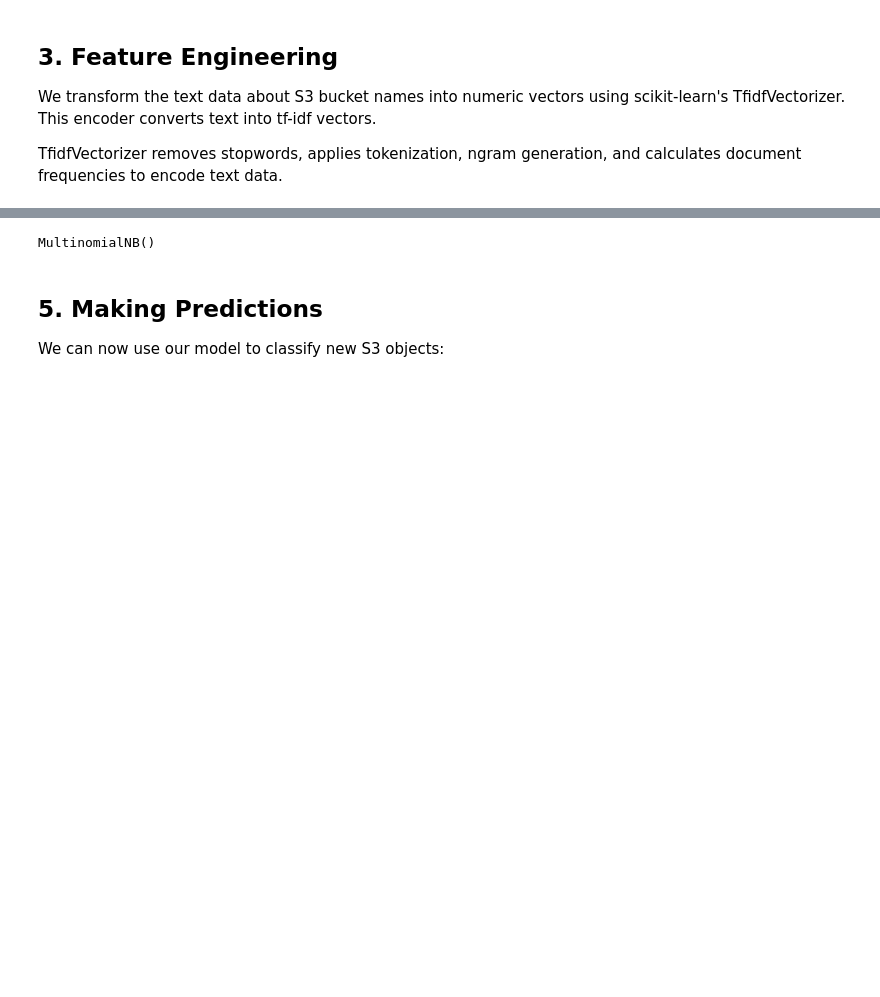
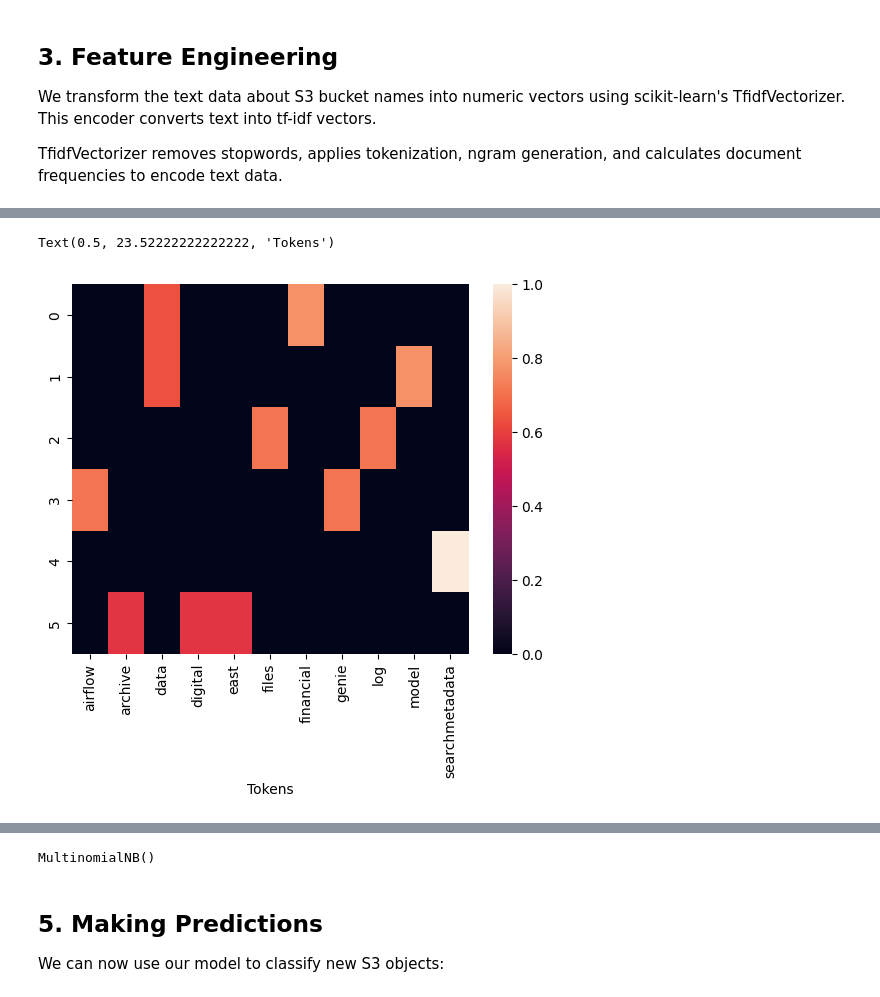
Before and after one commit to mgorav/Vectors, a Jupyter notebook: classification_s3_metadata.ipynb, the cells around one changed output, grey strips where cells are left out. Saved outputs shown, nothing was run; the diff lists cells and outputs as text; code cells hidden in the pictures; blank space fills up the shorter version.

```diff
--- a/classification_s3_metadata.ipynb
+++ b/classification_s3_metadata.ipynb
@@ -31,6 +68,13 @@ TfidfVectorizer removes stopwords, applies tokenization, ngram generation, and c
 # %%
 from sklearn.feature_extraction.text import TfidfVectorizer
 
 vectorizer = TfidfVectorizer()
 X = vectorizer.fit_transform(df['s3bucket'])
+feature_names = vectorizer.get_feature_names_out()
+
+ax = sns.heatmap(X.toarray(), xticklabels=feature_names)
+plt.xlabel("Tokens")
+# %% [output]
+Text(0.5, 23.52222222222222, 'Tokens')
+[figure, added]
 # %% [markdown]
```
Also changed, not shown: parts of 5 cells of this notebook.
